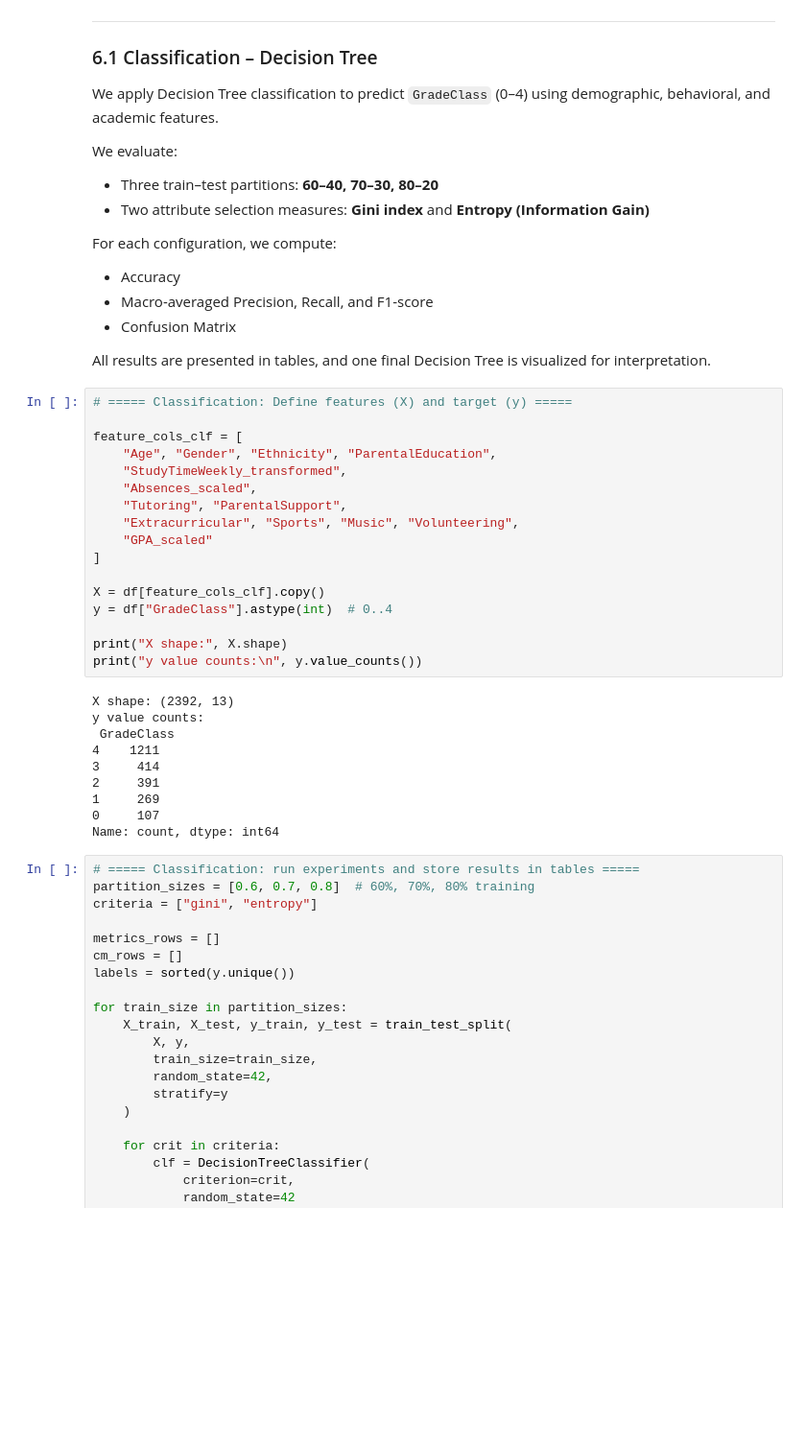
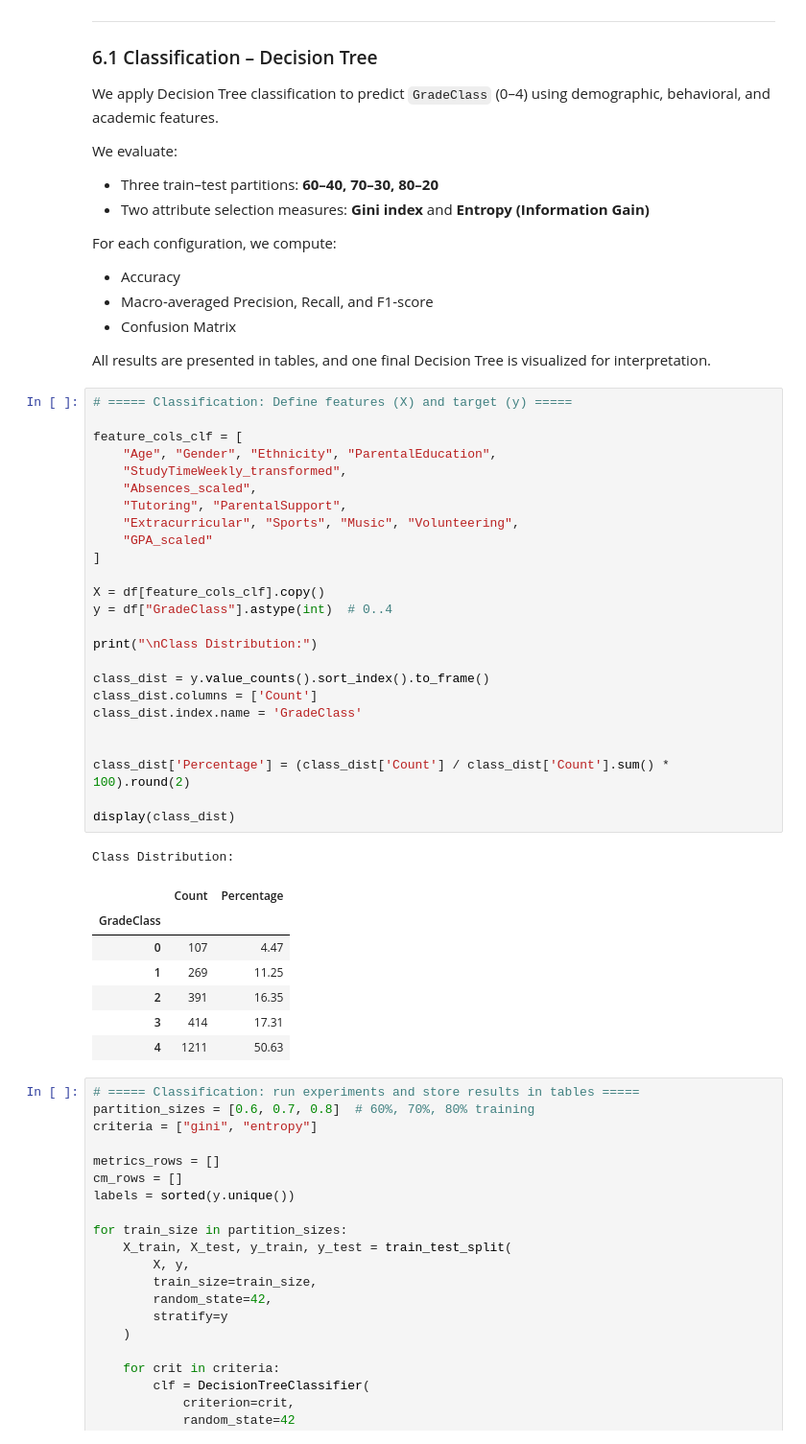
Before and after one commit to lujainAziz/LujainAlmajyul-it326, a Jupyter notebook: Reports Folder/Phase3.ipynb, the cells around one changed output. Shown at 96% size. Cells and saved outputs as stored; diff of their text form; blank space fills up the shorter version.

```diff
--- a/Reports Folder/Phase3.ipynb
+++ b/Reports Folder/Phase3.ipynb
@@ -260,30 +281,37 @@ All results are presented in tables, and one final Decision Tree is visualized f
 # %%
 # ===== Classification: Define features (X) and target (y) =====
 
 feature_cols_clf = [
     "Age", "Gender", "Ethnicity", "ParentalEducation",
     "StudyTimeWeekly_transformed",
     "Absences_scaled",
     "Tutoring", "ParentalSupport",
     "Extracurricular", "Sports", "Music", "Volunteering",
     "GPA_scaled"
 ]
 
 X = df[feature_cols_clf].copy()
 y = df["GradeClass"].astype(int)  # 0..4
 
-print("X shape:", X.shape)
-print("y value counts:\n", y.value_counts())
+print("\nClass Distribution:")
+
+class_dist = y.value_counts().sort_index().to_frame()
+class_dist.columns = ['Count']
+class_dist.index.name = 'GradeClass'
+
+
+class_dist['Percentage'] = (class_dist['Count'] / class_dist['Count'].sum() * 100).round(2)
+
+display(class_dist)
 # %% [output]
-X shape: (2392, 13)
-y value counts:
- GradeClass
-4    1211
-3     414
-2     391
-1     269
-0     107
-Name: count, dtype: int64
+Class Distribution:
+|  | Count | Percentage |
+| GradeClass |  |  |
+| 0 | 107 | 4.47 |
+| 1 | 269 | 11.25 |
+| 2 | 391 | 16.35 |
+| 3 | 414 | 17.31 |
+| 4 | 1211 | 50.63 |
 # %%
 # ===== Classification: run experiments and store results in tables =====
 partition_sizes = [0.6, 0.7, 0.8]  # 60%, 70%, 80% training
```
Also changed, not shown: parts of 2 cells of this notebook.
